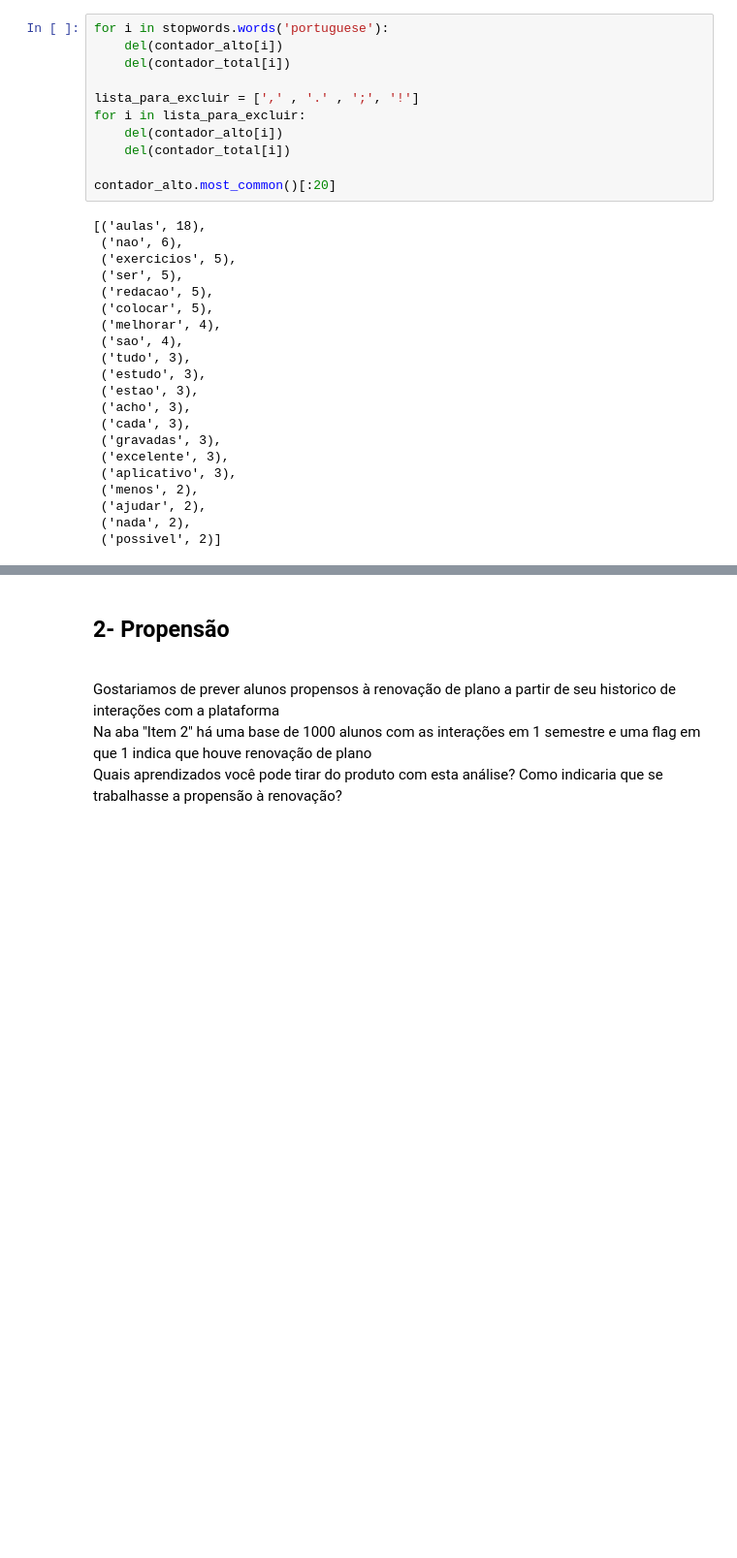
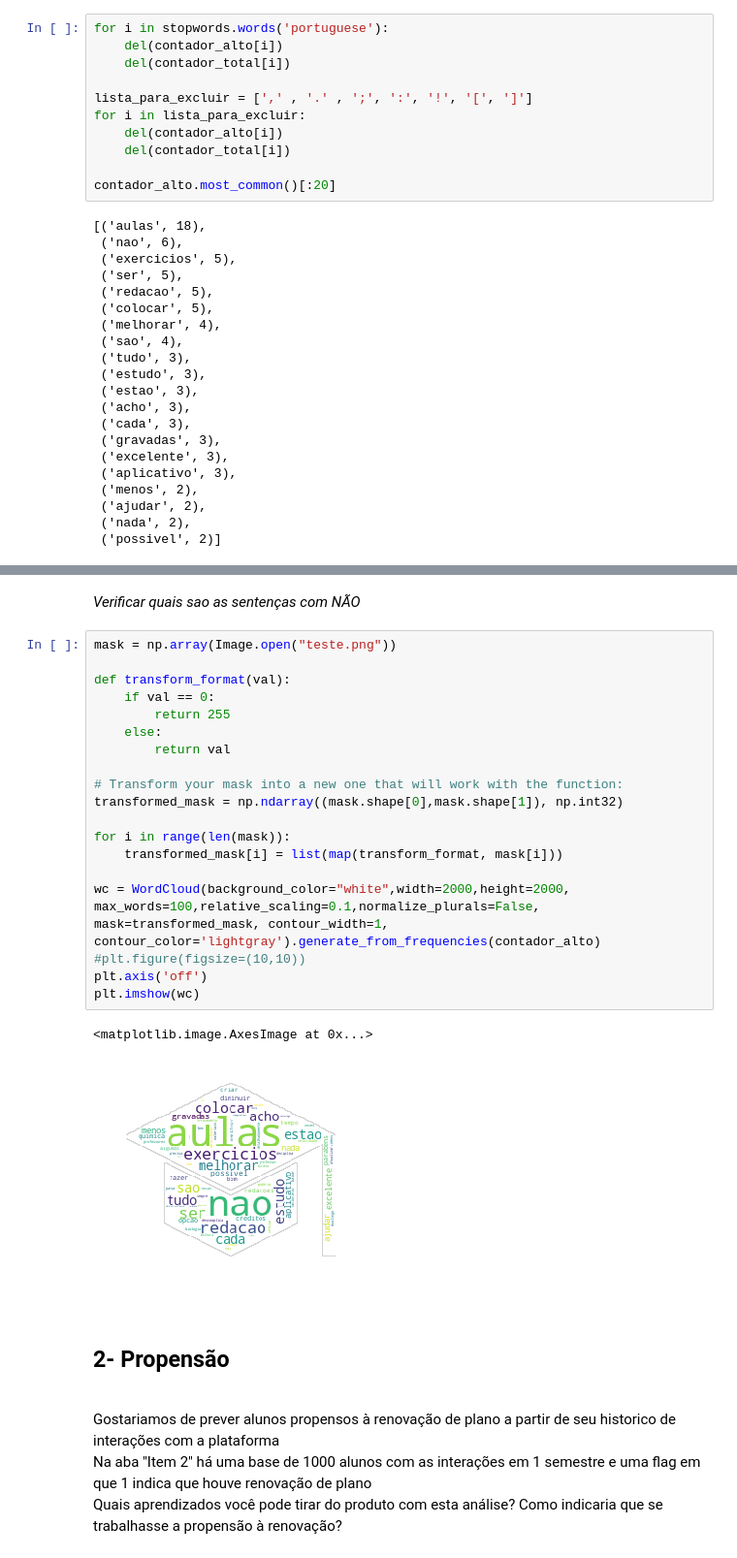
Before and after one commit to eedubraz/desafio-descomplica, a Jupyter notebook: desafio-analise-v2.ipynb, the cells around one changed output, grey strips where cells are left out. Shown at 97% size. Cells and saved outputs as stored; diff of their text form; blank space fills up the shorter version.

```diff
--- a/desafio-analise-v2.ipynb
+++ b/desafio-analise-v2.ipynb
@@ -257,7 +266,7 @@ for i in stopwords.words('portuguese'):
     del(contador_alto[i])
     del(contador_total[i])
 
-lista_para_excluir = [',' , '.' , ';', '!']
+lista_para_excluir = [',' , '.' , ';', ':', '!', '[', ']']
 for i in lista_para_excluir:
     del(contador_alto[i])
     del(contador_total[i])
@@ -291,3 +310,27 @@ Total de palavras encontradas após a limpeza do dataset: 268.
+# %% [markdown]
+*Verificar quais sao as sentenças com NÃO*
+# %%
+mask = np.array(Image.open("teste.png"))
+
+def transform_format(val):
+    if val == 0:
+        return 255
+    else:
+        return val
+
+# Transform your mask into a new one that will work with the function:
+transformed_mask = np.ndarray((mask.shape[0],mask.shape[1]), np.int32)
+
+for i in range(len(mask)):
+    transformed_mask[i] = list(map(transform_format, mask[i]))
+
+wc = WordCloud(background_color="white",width=2000,height=2000, max_words=100,relative_scaling=0.1,normalize_plurals=False, mask=transformed_mask, contour_width=1, contour_color='lightgray').generate_from_frequencies(contador_alto)
+#plt.figure(figsize=(10,10))
+plt.axis('off')
+plt.imshow(wc)
+# %% [output]
+<matplotlib.image.AxesImage at 0x...>
+[figure, added]
 # %% [markdown]
 ## 2- Propensão
 <br>Gostariamos de prever alunos propensos à renovação de plano a partir de seu historico de interações com a plataforma
```
Also changed, not shown: parts of 46 cells of this notebook.
